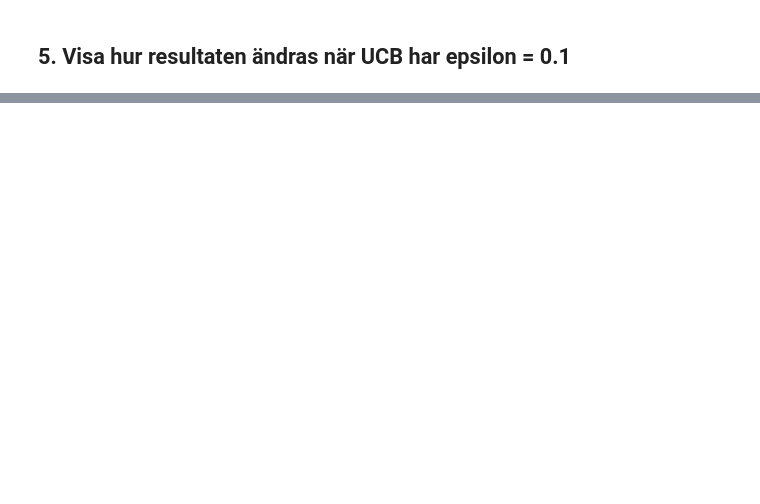
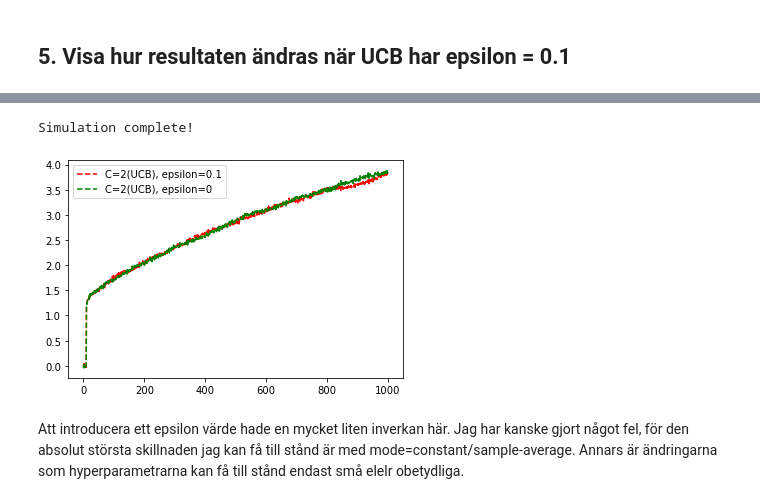
Before and after one commit to Haahns/PreskritivAnallytik, a Jupyter notebook: Hemlaxa_02.ipynb, the cells around one changed output, grey strips where cells are left out. Saved outputs shown, nothing was run; the diff lists cells and outputs as text; code cells hidden in the pictures; blank space fills up the shorter version.

```diff
--- a/Hemlaxa_02.ipynb
+++ b/Hemlaxa_02.ipynb
@@ -152,0 +151,10 @@ TODO: JÄMFÖR!
+# %%
+run5 = simulate(numActions, epsilon=0.1, numPulls=1000, mode='constant', Q = 0, C = 2, random=False)
+plt.plot(run5, 'r--', runc, 'g--')
+plt.legend(['C=2(UCB), epsilon=0.1','C=2(UCB), epsilon=0'])
+plt.show()
+# %% [output]
+Simulation complete!
+[figure, added]
+# %% [markdown]
+Att introducera ett epsilon värde hade en mycket liten inverkan här. Jag har kanske gjort något fel, för den absolut största skillnaden jag kan få till stånd är med mode=constant/sample-average. Annars är ändringarna som hyperparametrarna kan få till stånd endast små elelr obetydliga.
```
Also changed, not shown: parts of 9 cells of this notebook.
